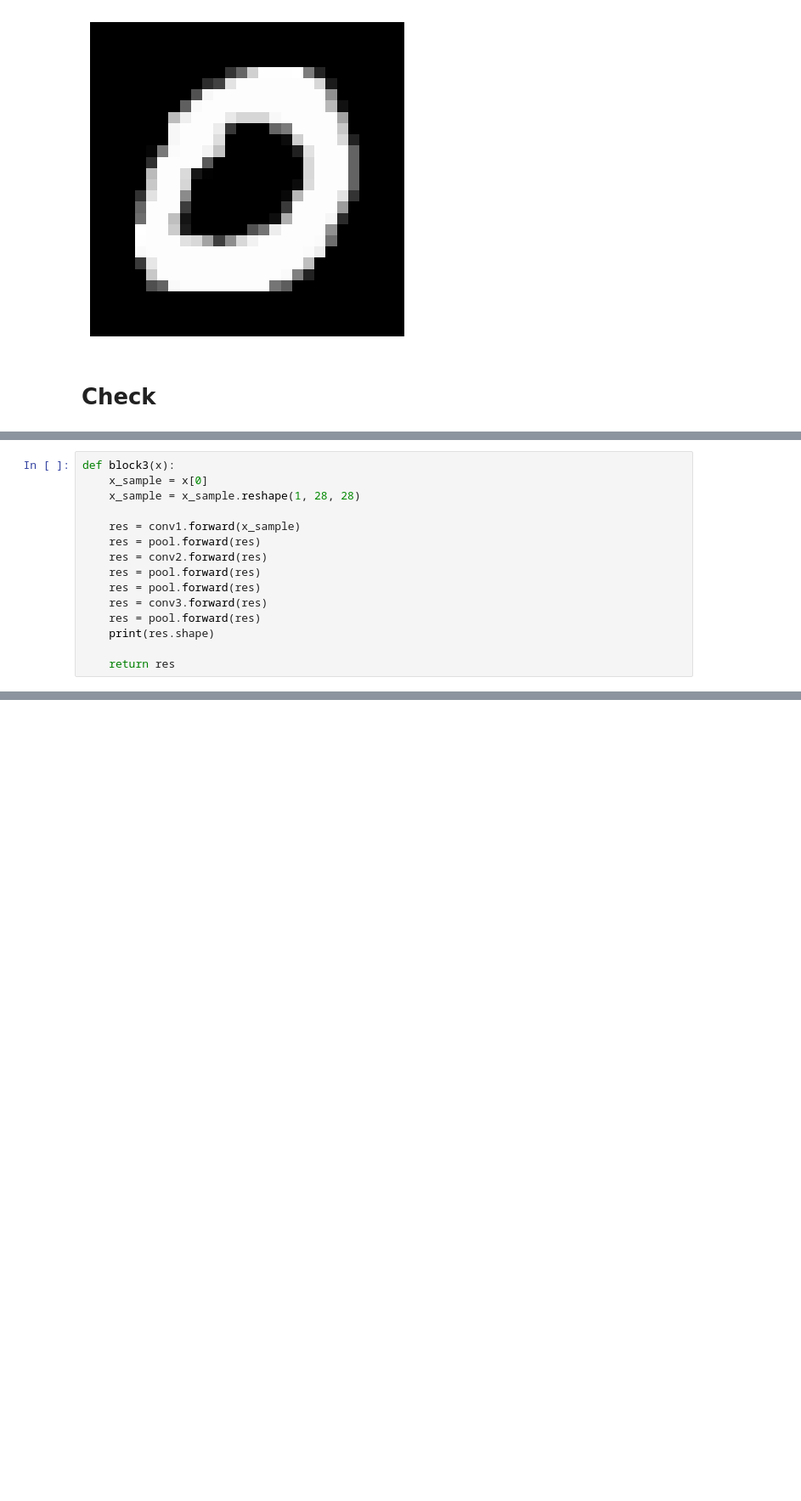
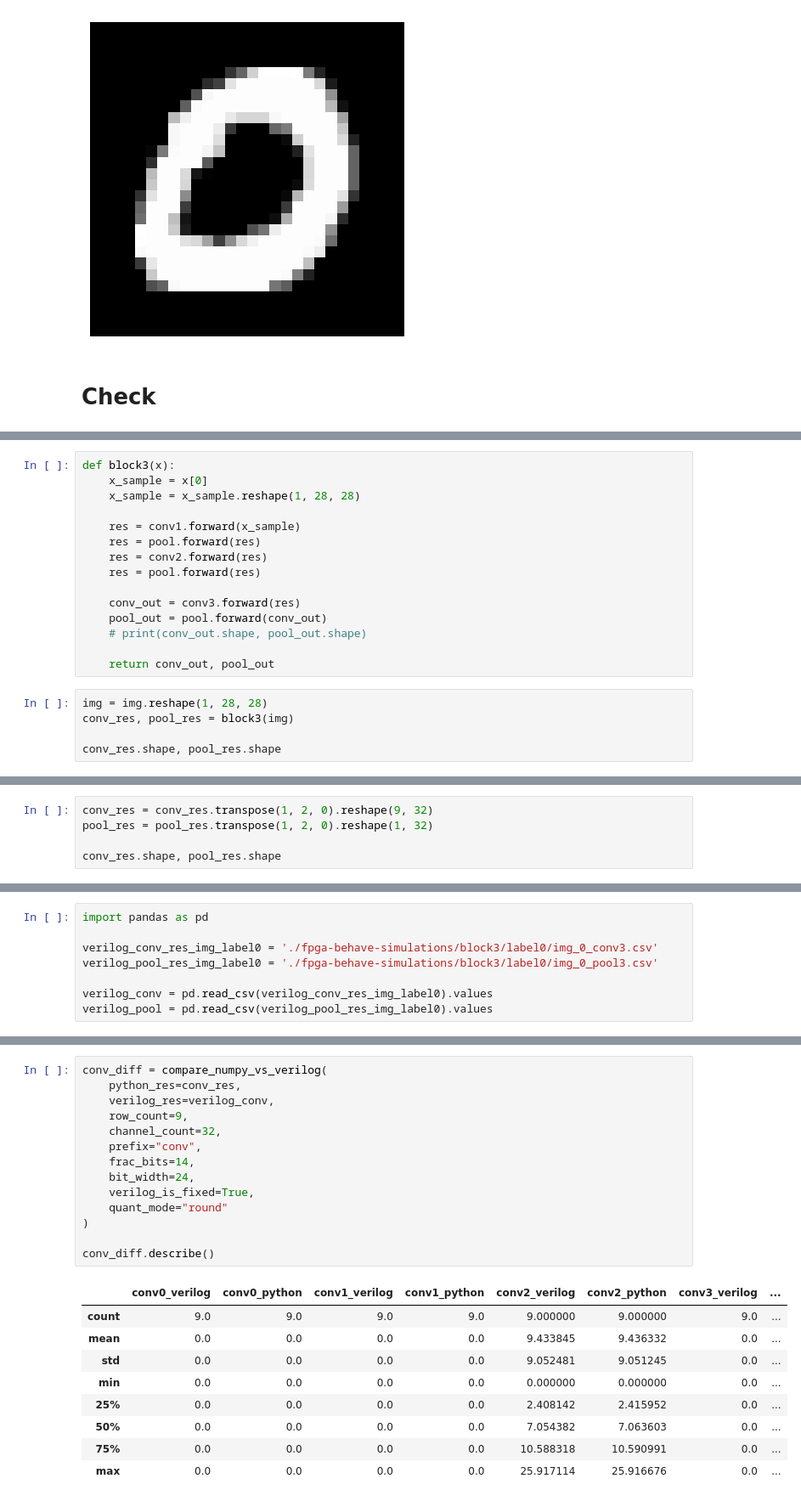
Before and after one commit to alexchtst/skripsi-train-model, a Jupyter notebook: verilog-python-diff/check-block3.ipynb, the cells around one changed output, grey strips where cells are left out. Shown at 85% size. Drawn from its saved outputs; the diff is of its cells as text; blank space fills up the shorter version.

Commit message:
finished block3 test

```diff
--- a/verilog-python-diff/check-block3.ipynb
+++ b/verilog-python-diff/check-block3.ipynb
@@ -288,9 +442,14 @@ def block3(x):
     res = pool.forward(res)
     res = conv2.forward(res)
     res = pool.forward(res)
-    res = pool.forward(res)
-    res = conv3.forward(res)
-    res = pool.forward(res)
-    print(res.shape)
 
-    return res
+    conv_out = conv3.forward(res)
+    pool_out = pool.forward(conv_out)
+    # print(conv_out.shape, pool_out.shape)
+
+    return conv_out, pool_out
+# %%
+img = img.reshape(1, 28, 28)
+conv_res, pool_res = block3(img)
+
+conv_res.shape, pool_res.shape
@@ -296,0 +458,5 @@ def block3(x):
+# %%
+conv_res = conv_res.transpose(1, 2, 0).reshape(9, 32)
+pool_res = pool_res.transpose(1, 2, 0).reshape(1, 32)
+
+conv_res.shape, pool_res.shape
@@ -296,0 +465,8 @@ def block3(x):
+# %%
+import pandas as pd
+
+verilog_conv_res_img_label0 = './fpga-behave-simulations/block3/label0/img_0_conv3.csv'
+verilog_pool_res_img_label0 = './fpga-behave-simulations/block3/label0/img_0_pool3.csv'
+
+verilog_conv = pd.read_csv(verilog_conv_res_img_label0).values
+verilog_pool = pd.read_csv(verilog_pool_res_img_label0).values
@@ -296,0 +477,24 @@ def block3(x):
+# %%
+conv_diff = compare_numpy_vs_verilog(
+    python_res=conv_res,
+    verilog_res=verilog_conv,
+    row_count=9,
+    channel_count=32,
+    prefix="conv",
+    frac_bits=14,
+    bit_width=24,
+    verilog_is_fixed=True,
+    quant_mode="round"
+)
+
+conv_diff.describe()
+# %% [output]
+|  | conv0_verilog | conv0_python | conv1_verilog | conv1_python | conv2_verilog | conv2_python | conv3_verilog | ... |
+| count | 9.0 | 9.0 | 9.0 | 9.0 | 9.000000 | 9.000000 | 9.0 | ... |
+| mean | 0.0 | 0.0 | 0.0 | 0.0 | 9.433845 | 9.436332 | 0.0 | ... |
+| std | 0.0 | 0.0 | 0.0 | 0.0 | 9.052481 | 9.051245 | 0.0 | ... |
+| min | 0.0 | 0.0 | 0.0 | 0.0 | 0.000000 | 0.000000 | 0.0 | ... |
+| 25% | 0.0 | 0.0 | 0.0 | 0.0 | 2.408142 | 2.415952 | 0.0 | ... |
+| 50% | 0.0 | 0.0 | 0.0 | 0.0 | 7.054382 | 7.063603 | 0.0 | ... |
+| 75% | 0.0 | 0.0 | 0.0 | 0.0 | 10.588318 | 10.590991 | 0.0 | ... |
+| max | 0.0 | 0.0 | 0.0 | 0.0 | 25.917114 | 25.916676 | 0.0 | ... |
```
Also changed, not shown: parts of 18 cells of this notebook, 12 other files.
